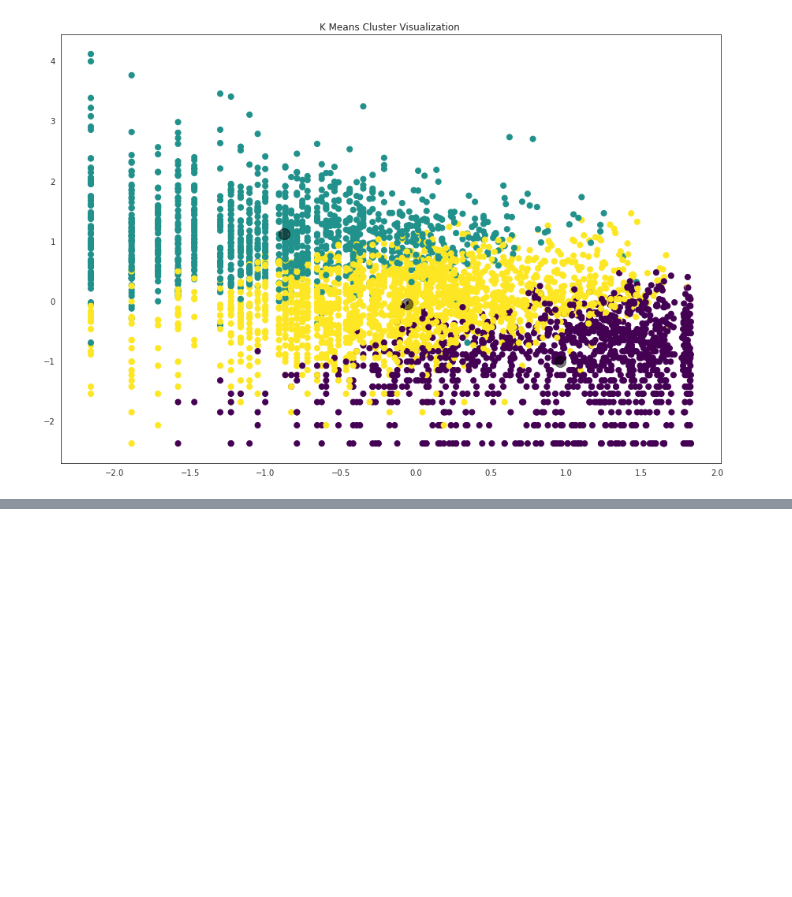
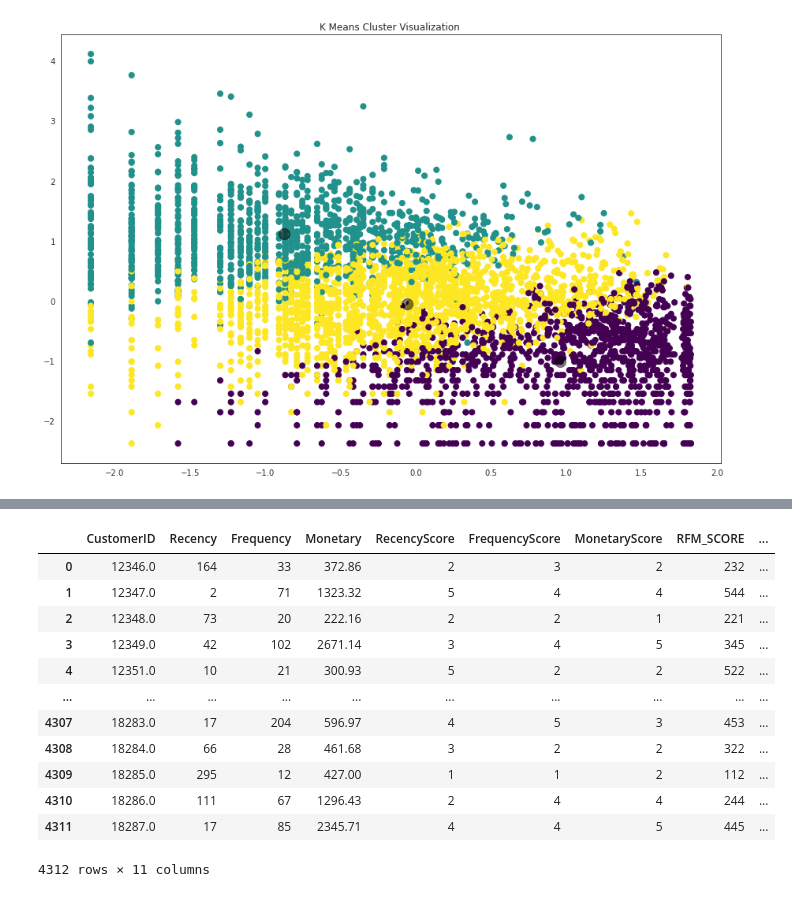
Before and after one commit to TharindaAdhikari/ML_Assignment2_IT19037752_IT19047966_IT19189390, a Jupyter notebook: Customer_Segmentaion.ipynb, the cells around one changed output, grey strips where cells are left out. Saved outputs shown, nothing was run; the diff lists cells and outputs as text; code cells hidden in the pictures; blank space fills up the shorter version.

```diff
--- a/Customer_Segmentaion.ipynb
+++ b/Customer_Segmentaion.ipynb
@@ -1058,0 +1142,18 @@ fig.show()
+# %%
+df2 = rfm_df.reset_index()
+# %%
+df2
+# %% [output]
+|  | CustomerID | Recency | Frequency | Monetary | RecencyScore | FrequencyScore | MonetaryScore | RFM_SCORE | ... |
+| 0 | 12346.0 | 164 | 33 | 372.86 | 2 | 3 | 2 | 232 | ... |
+| 1 | 12347.0 | 2 | 71 | 1323.32 | 5 | 4 | 4 | 544 | ... |
+| 2 | 12348.0 | 73 | 20 | 222.16 | 2 | 2 | 1 | 221 | ... |
+| 3 | 12349.0 | 42 | 102 | 2671.14 | 3 | 4 | 5 | 345 | ... |
+| 4 | 12351.0 | 10 | 21 | 300.93 | 5 | 2 | 2 | 522 | ... |
+| ... | ... | ... | ... | ... | ... | ... | ... | ... | ... |
+| 4307 | 18283.0 | 17 | 204 | 596.97 | 4 | 5 | 3 | 453 | ... |
+| 4308 | 18284.0 | 66 | 28 | 461.68 | 3 | 2 | 2 | 322 | ... |
+| 4309 | 18285.0 | 295 | 12 | 427.00 | 1 | 1 | 2 | 112 | ... |
+| 4310 | 18286.0 | 111 | 67 | 1296.43 | 2 | 4 | 4 | 244 | ... |
+| 4311 | 18287.0 | 17 | 85 | 2345.71 | 4 | 4 | 5 | 445 | ... |
+4312 rows × 11 columns
```
Also changed, not shown: parts of 16 cells of this notebook.
